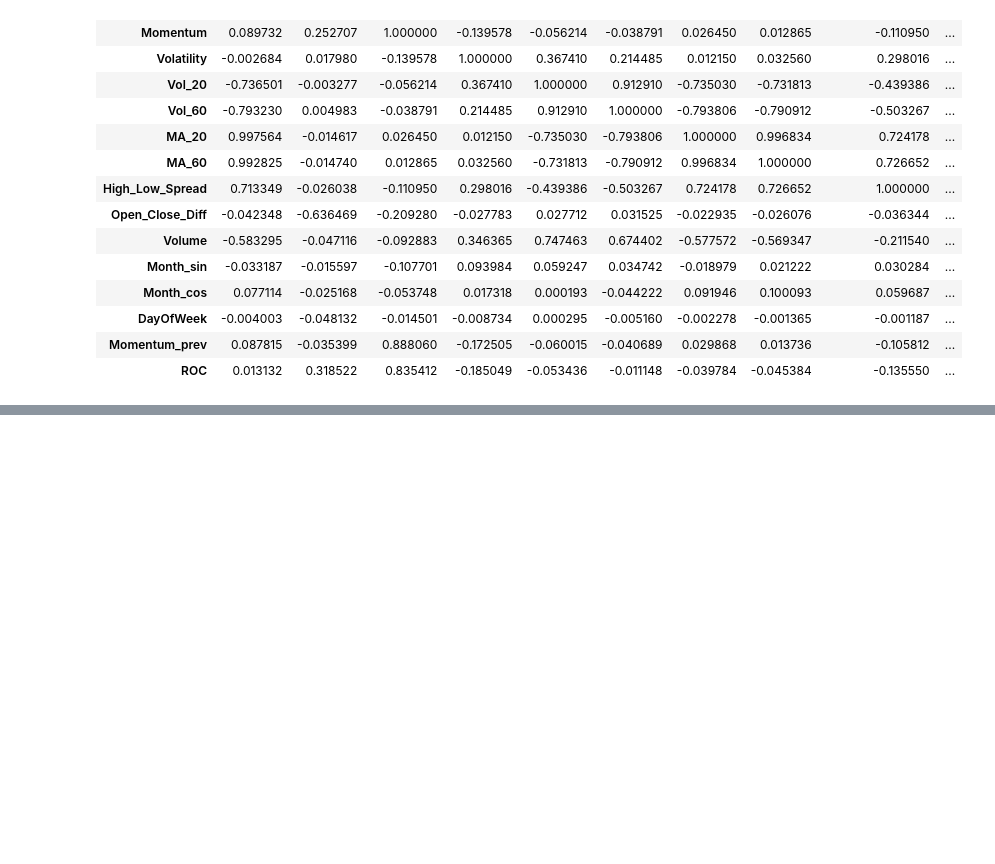
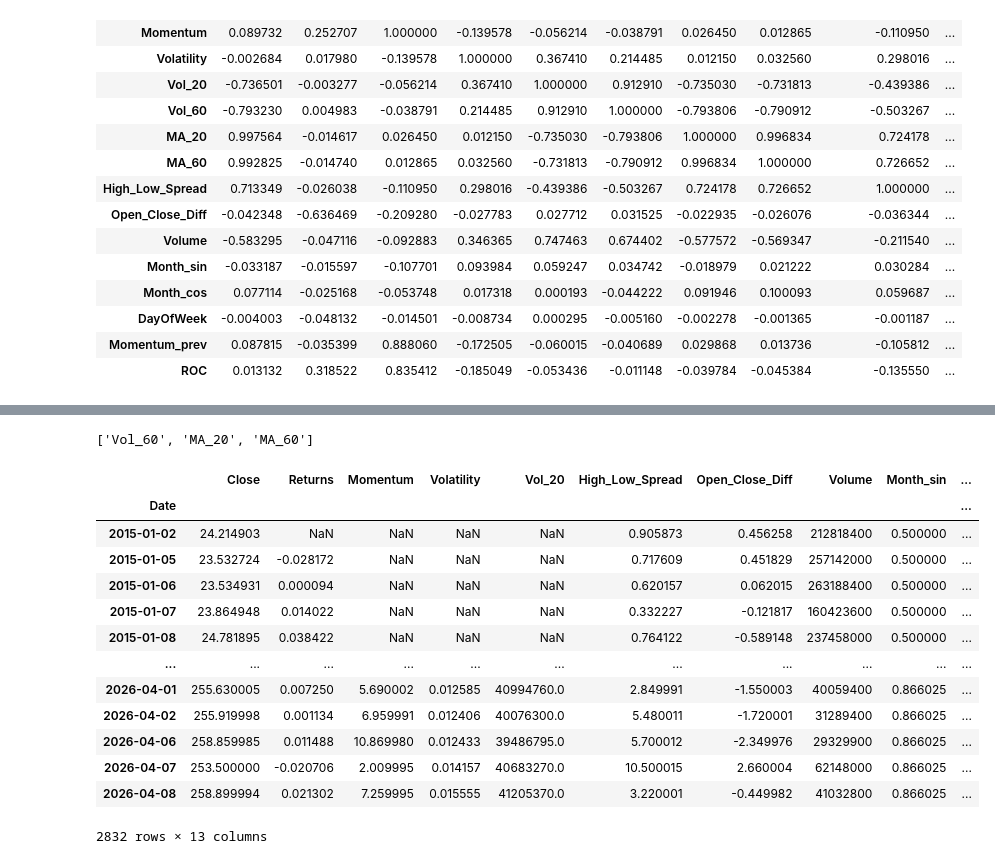
Before and after one commit to vijais0604-cloud/Apple_Stock_Prediction, a Jupyter notebook: Apple_Stock.ipynb, the cells around one changed output, grey strips where cells are left out. Saved outputs shown, nothing was run; the diff lists cells and outputs as text; code cells hidden in the pictures; blank space fills up the shorter version.

```diff
--- a/Apple_Stock.ipynb
+++ b/Apple_Stock.ipynb
@@ -304,2 +311,30 @@ corr
 # %%
-corr
+corr_matrix = df[features].corr().abs()
+
+# Select upper triangle (to avoid duplicates)
+upper = corr_matrix.where(np.triu(np.ones(corr_matrix.shape), k=1).astype(bool))
+
+# Find features with correlation > 0.9
+high_corr_features = [col for col in upper.columns if any(upper[col] > 0.9)]
+
+print(high_corr_features)
+# %% [output]
+['Vol_60', 'MA_20', 'MA_60']
+# %%
+df_clean = df[features].drop(columns=high_corr_features)
+df_clean
+# %% [output]
+|  | Close | Returns | Momentum | Volatility | Vol_20 | High_Low_Spread | Open_Close_Diff | Volume | Month_sin | ... |
+| Date |  |  |  |  |  |  |  |  |  | ... |
+| 2015-01-02 | 24.214903 | NaN | NaN | NaN | NaN | 0.905873 | 0.456258 | 212818400 | 0.500000 | ... |
+| 2015-01-05 | 23.532724 | -0.028172 | NaN | NaN | NaN | 0.717609 | 0.451829 | 257142000 | 0.500000 | ... |
+| 2015-01-06 | 23.534931 | 0.000094 | NaN | NaN | NaN | 0.620157 | 0.062015 | 263188400 | 0.500000 | ... |
+| 2015-01-07 | 23.864948 | 0.014022 | NaN | NaN | NaN | 0.332227 | -0.121817 | 160423600 | 0.500000 | ... |
+| 2015-01-08 | 24.781895 | 0.038422 | NaN | NaN | NaN | 0.764122 | -0.589148 | 237458000 | 0.500000 | ... |
+| ... | ... | ... | ... | ... | ... | ... | ... | ... | ... | ... |
+| 2026-04-01 | 255.630005 | 0.007250 | 5.690002 | 0.012585 | 40994760.0 | 2.849991 | -1.550003 | 40059400 | 0.866025 | ... |
+| 2026-04-02 | 255.919998 | 0.001134 | 6.959991 | 0.012406 | 40076300.0 | 5.480011 | -1.720001 | 31289400 | 0.866025 | ... |
+| 2026-04-06 | 258.859985 | 0.011488 | 10.869980 | 0.012433 | 39486795.0 | 5.700012 | -2.349976 | 29329900 | 0.866025 | ... |
+| 2026-04-07 | 253.500000 | -0.020706 | 2.009995 | 0.014157 | 40683270.0 | 10.500015 | 2.660004 | 62148000 | 0.866025 | ... |
+| 2026-04-08 | 258.899994 | 0.021302 | 7.259995 | 0.015555 | 41205370.0 | 3.220001 | -0.449982 | 41032800 | 0.866025 | ... |
+2832 rows × 13 columns
```
Also changed, not shown: parts of 8 cells of this notebook.
